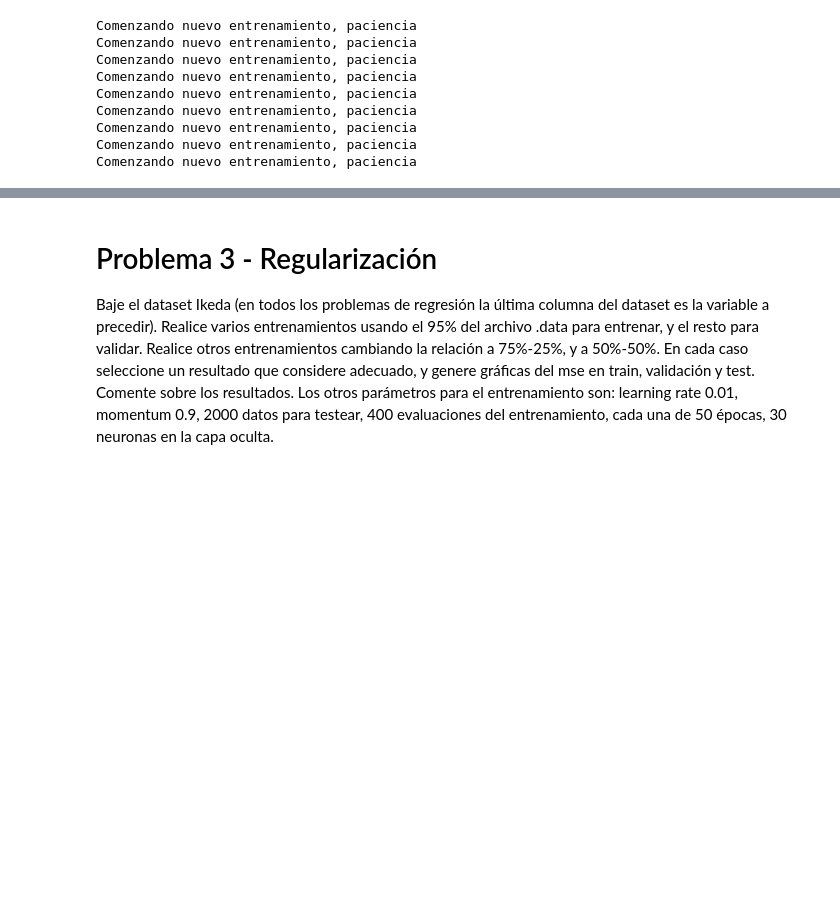
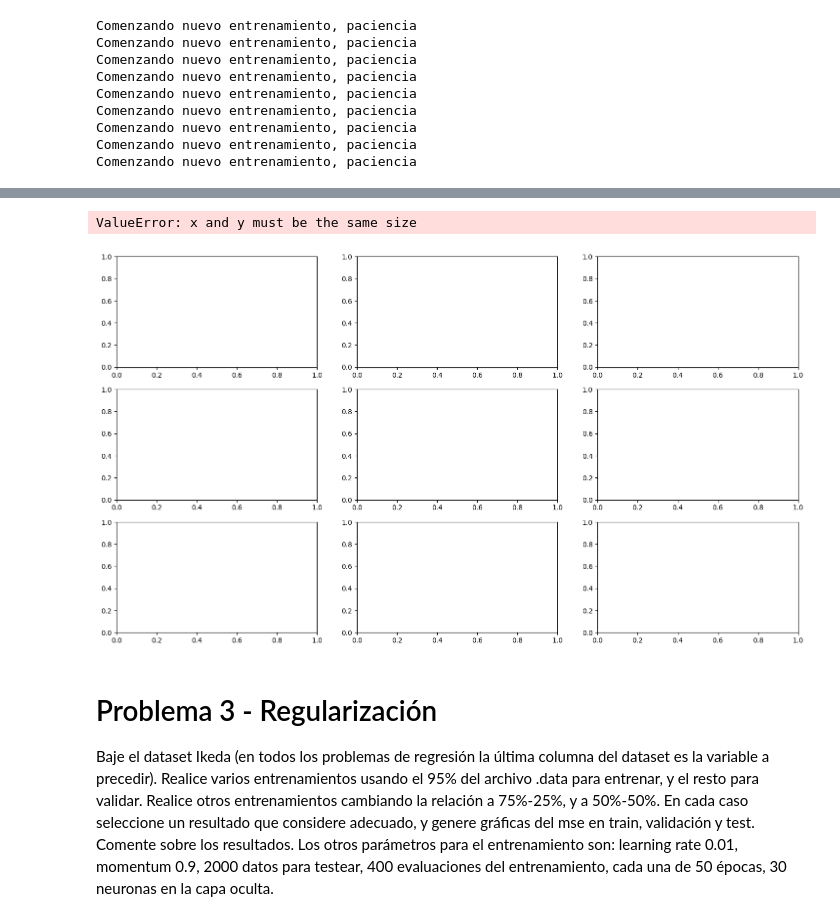
Before and after one commit to octaviorassi/NeuralNetworks, a Jupyter notebook: TP_Redes_Neuronales.ipynb, the cells around one changed output, grey strips where cells are left out. Saved outputs shown, nothing was run; the diff lists cells and outputs as text; code cells hidden in the pictures; blank space fills up the shorter version.

```diff
--- a/TP_Redes_Neuronales.ipynb
+++ b/TP_Redes_Neuronales.ipynb
@@ -267,11 +271,13 @@ testSize       = 2000
 trainingEvals  = 300
 epochsPerEval  = 50
 
+# si tengo esos trainingEvals y esos epochs, el grafico de error va a tener trainingEvals puntos, no?
+
 momentums = [0, 0.5, 0.9]
 learningRates = [0.1, 0.01, 0.001]
 
 # Realizaremos 10 entrenamientos en total para tomar la media de todos ellos
-trainingsCount = 10
+trainingsCount = 1 # DEBEN SER 10, CAMBIAR
 # %% [markdown]
 Como se trata de un problema de clasificación, generemos entonces los *MLPClassifiers*,
 # %%
@@ -370,3 +441,34 @@ Comenzando nuevo entrenamiento, paciencia
+# %%
+fig, axes = plt.subplots(3,3, figsize = (18,10))
+axes = axes.flatten()
+
+# Aplanamos los errores para que sea mas facil
+train_errors = np.array(train_errors).flatten().tolist()
+val_errors = np.array(val_errors).flatten().tolist()
+test_errors = np.array(test_errors).flatten().tolist()
+
+
+
+# Para cada combinacion posible de momento y learningRate
+for i in range(len(momentums)):
+
+    for j in range(len(learningRates)):
+
+        idx = i + j
+
+        XValues = [i for i in range(1, trainingEvals + 1)]
+
+
+        axes[idx].scatter(XValues, train_errors[idx], color = "blue", s = 7)
+        axes[idx].scatter(XValues, val_errors[idx], color = "orange", s = 7)
+        axes[idx].scatter(XValues, test_errors[idx], color = "green", s = 7)
+
+        # axes[idx].set(xlabel = 'Numero de evaluaciones de entrenamiento',
+          #            ylabel = 'Error',
+           #           title  = f"
+# %% [output]
+ValueError: x and y must be the same size
+[figure, added]
 # %% [markdown]
 # Problema 3 - Regularización
 
```
Also changed, not shown: parts of 4 cells of this notebook.
